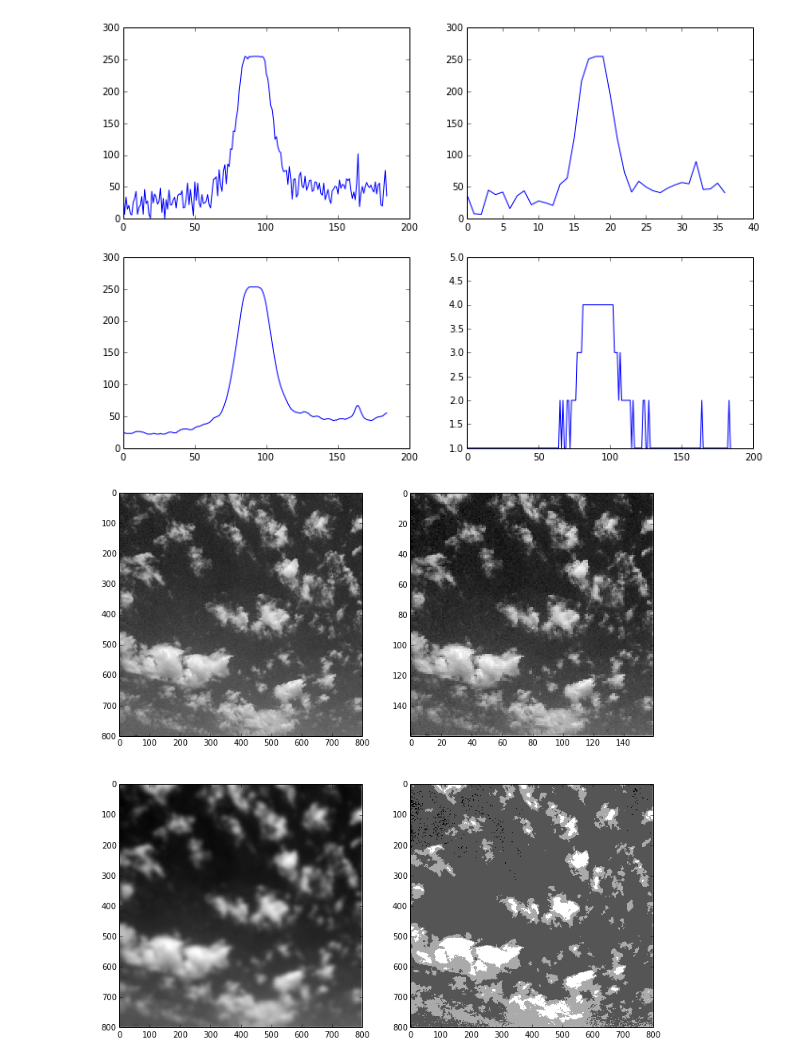
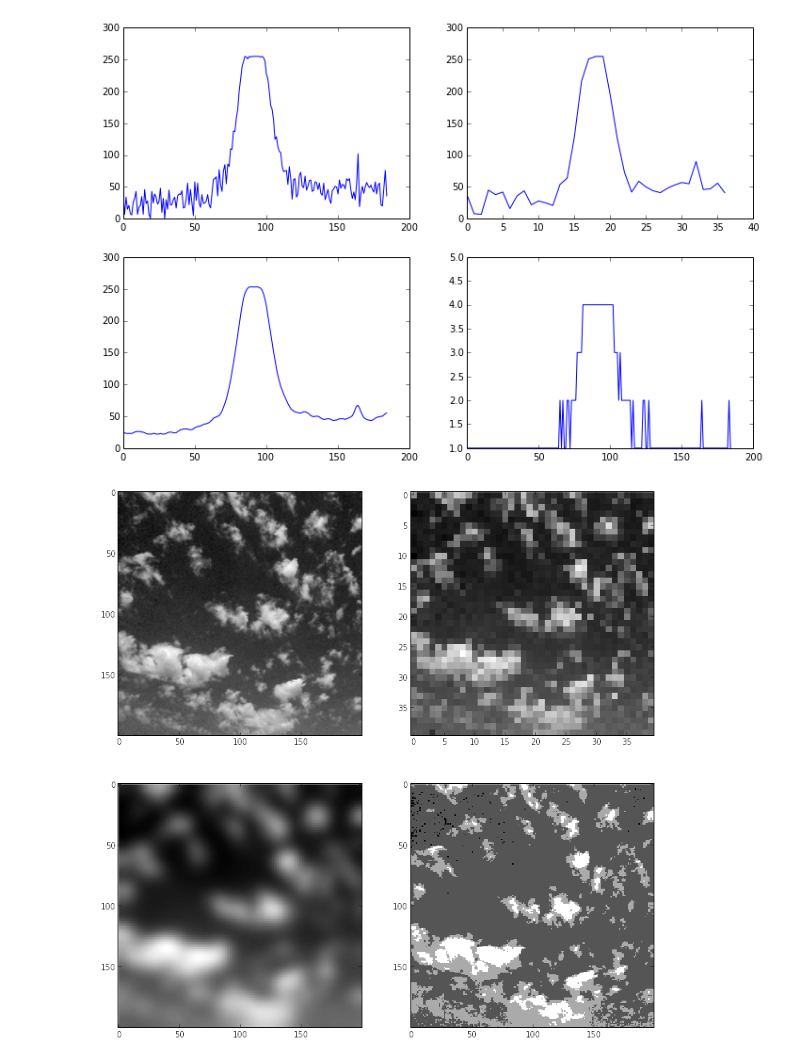
Before and after one commit to kwinkunks/timefreak, a Jupyter notebook: images.ipynb, the cells around one changed output. Cells and saved outputs as stored; diff of their text form; code cells hidden in the pictures.

```diff
--- a/images.ipynb
+++ b/images.ipynb
@@ -203,7 +203,7 @@ impair(m32_200, gauss=2, plots=True, offset=-5)
 # Image Flickr/FotoSleuth CC-BY
 clouds = scipy.ndimage.imread("clouds.jpg")[:,:800,0] # Make it square
 # %%
-clouds_400 = scipy.ndimage.zoom(clouds, 0.5)
-impair(clouds)
+clouds_200 = scipy.ndimage.zoom(clouds, 0.25)
+impair(clouds_200)
 # %% [output]
-[figure, old version]
+[figure, new version]
```
Also changed, not shown: parts of 4 cells of this notebook.
